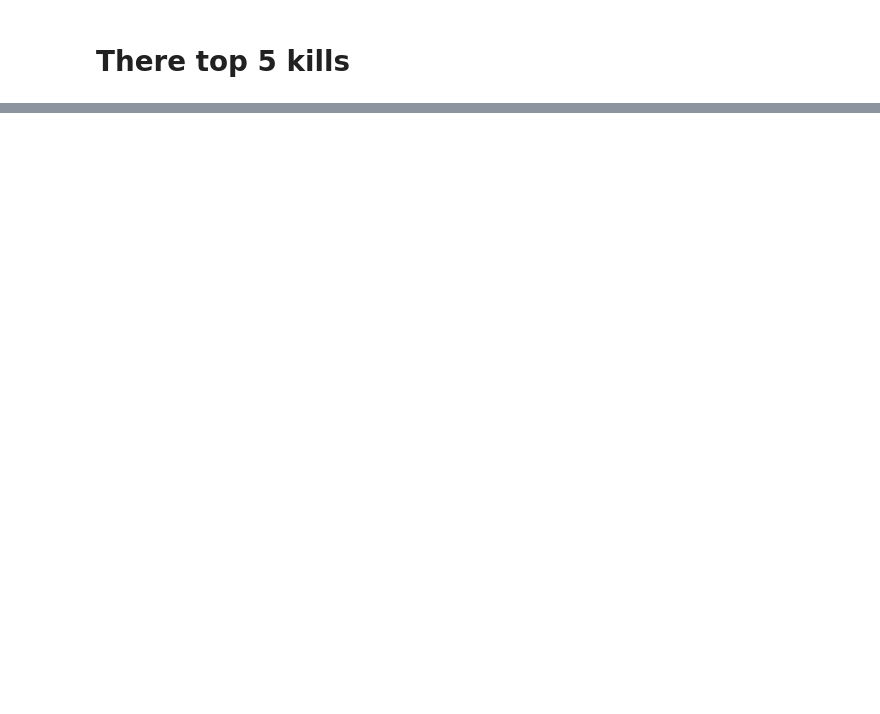
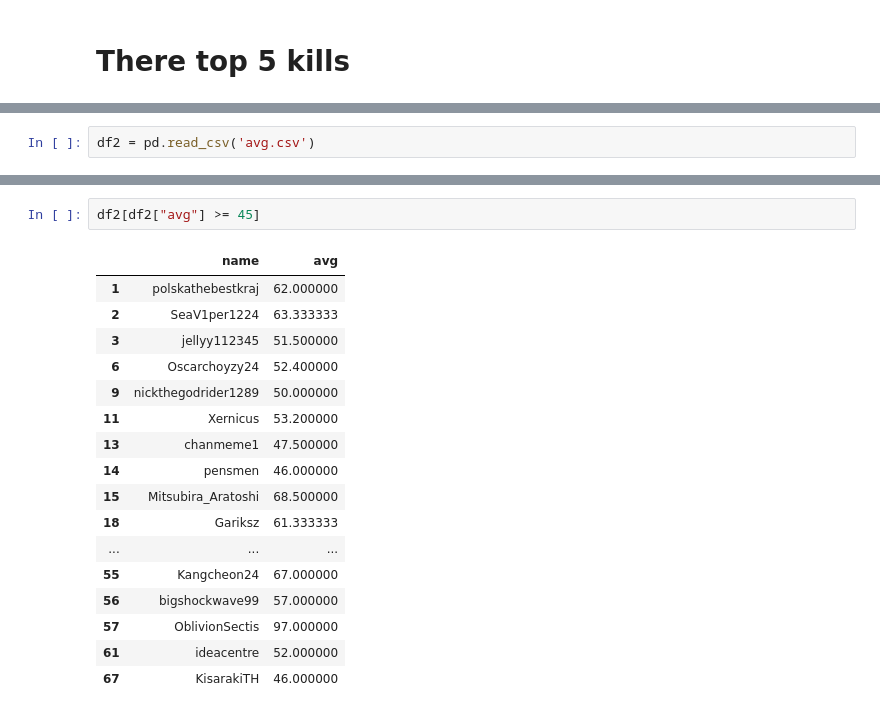
Before and after one commit to cakethehuman/brunswick-audit, a Jupyter notebook: special spikey/main.ipynb, the cells around one changed output, grey strips where cells are left out. Cells and saved outputs as stored; diff of their text form; blank space fills up the shorter version.

```diff
--- a/special spikey/main.ipynb
+++ b/special spikey/main.ipynb
@@ -83,0 +143,2 @@ plt.show()
+# %%
+df2 = pd.read_csv('avg.csv')
@@ -83,0 +177,20 @@ plt.show()
+# %%
+df2[df2["avg"] >= 45]
+# %% [output]
+|  | name | avg |
+| 1 | polskathebestkraj | 62.000000 |
+| 2 | SeaV1per1224 | 63.333333 |
+| 3 | jellyy112345 | 51.500000 |
+| 6 | Oscarchoyzy24 | 52.400000 |
+| 9 | nickthegodrider1289 | 50.000000 |
+| 11 | Xernicus | 53.200000 |
+| 13 | chanmeme1 | 47.500000 |
+| 14 | pensmen | 46.000000 |
+| 15 | Mitsubira_Aratoshi | 68.500000 |
+| 18 | Gariksz | 61.333333 |
+| ... | ... | ... |
+| 55 | Kangcheon24 | 67.000000 |
+| 56 | bigshockwave99 | 57.000000 |
+| 57 | OblivionSectis | 97.000000 |
+| 61 | ideacentre | 52.000000 |
+| 67 | KisarakiTH | 46.000000 |
```
Also changed, not shown: parts of 13 cells of this notebook, 3 other files.
